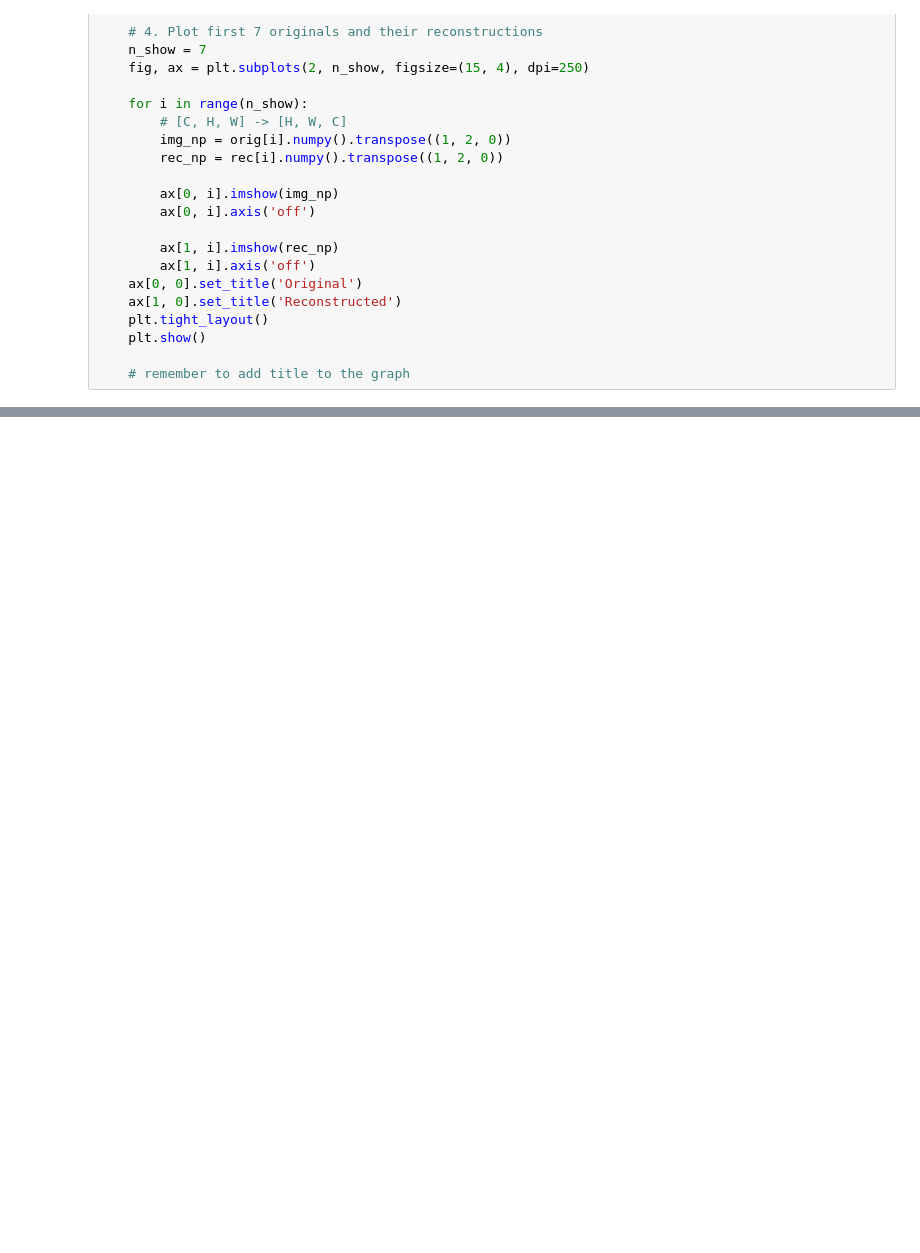
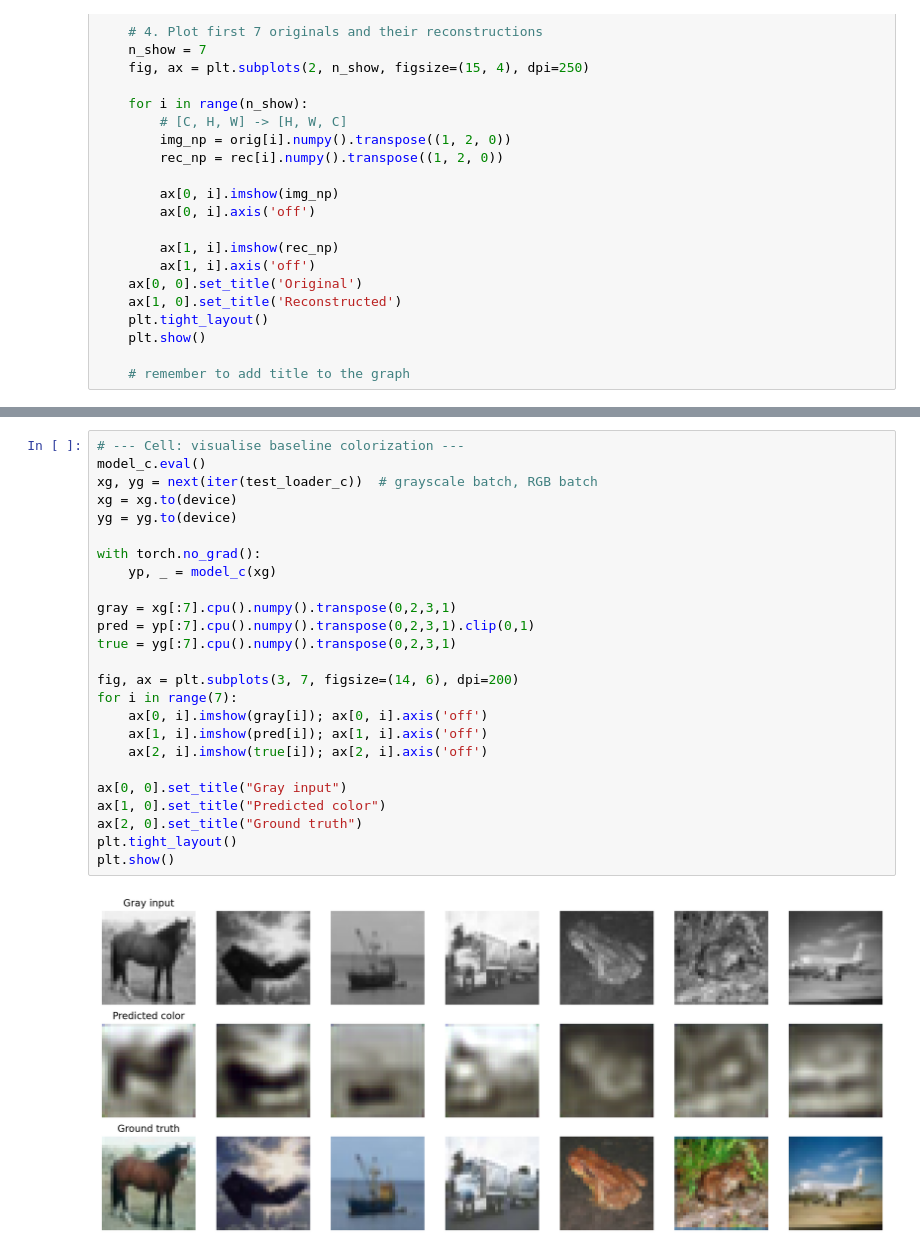
Before and after one commit to k0glin/Grayscale-colorizer, a Jupyter notebook: Grayscale-Colorizer.ipynb, the cells around one changed output, grey strips where cells are left out. Drawn from its saved outputs; the diff is of its cells as text; blank space fills up the shorter version.

```diff
--- a/Grayscale-Colorizer.ipynb
+++ b/Grayscale-Colorizer.ipynb
@@ -497,0 +626,27 @@ epochs_c = 5
+# %%
+# --- Cell: visualise baseline colorization ---
+model_c.eval()
+xg, yg = next(iter(test_loader_c))  # grayscale batch, RGB batch
+xg = xg.to(device)
+yg = yg.to(device)
+
+with torch.no_grad():
+    yp, _ = model_c(xg)
+
+gray = xg[:7].cpu().numpy().transpose(0,2,3,1)
+pred = yp[:7].cpu().numpy().transpose(0,2,3,1).clip(0,1)
+true = yg[:7].cpu().numpy().transpose(0,2,3,1)
+
+fig, ax = plt.subplots(3, 7, figsize=(14, 6), dpi=200)
+for i in range(7):
+    ax[0, i].imshow(gray[i]); ax[0, i].axis('off')
+    ax[1, i].imshow(pred[i]); ax[1, i].axis('off')
+    ax[2, i].imshow(true[i]); ax[2, i].axis('off')
+
+ax[0, 0].set_title("Gray input")
+ax[1, 0].set_title("Predicted color")
+ax[2, 0].set_title("Ground truth")
+plt.tight_layout()
+plt.show()
+# %% [output]
+[figure, added]
```
Also changed, not shown: parts of 21 cells of this notebook.
